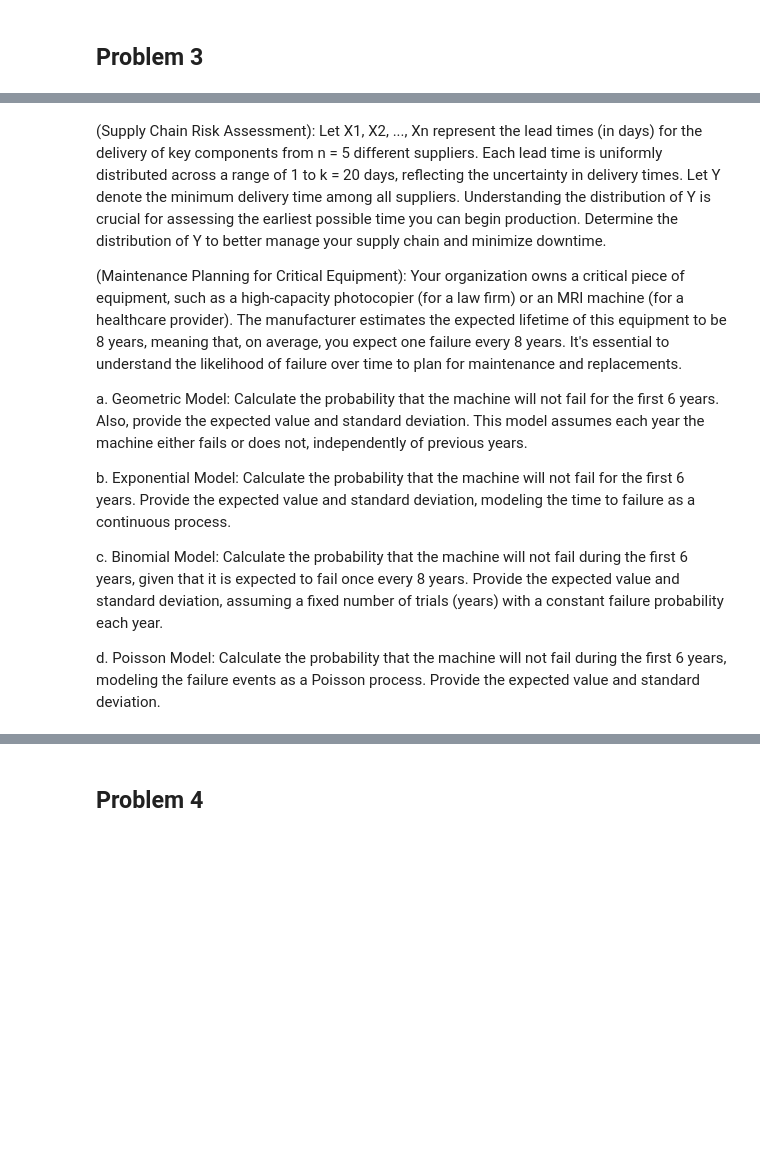
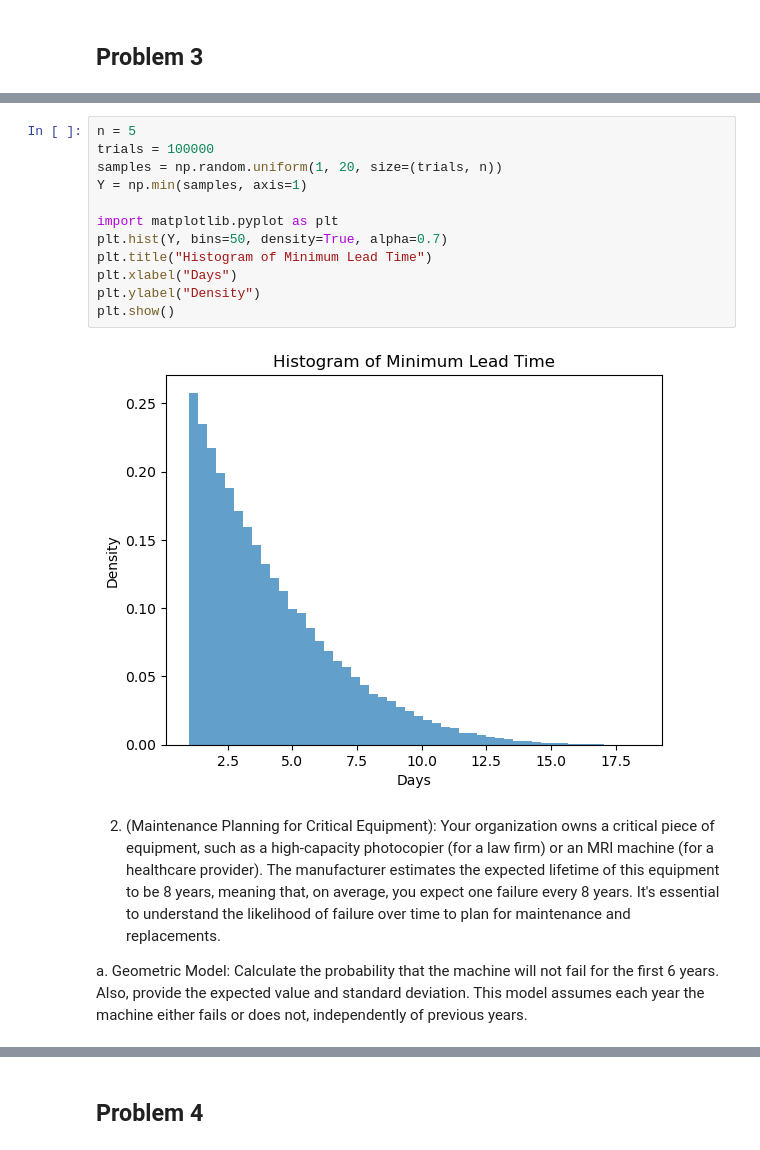
Before and after one commit to stephbc/DATA605_Fall2025, a Jupyter notebook: hw2.ipynb, the cells around one changed output, grey strips where cells are left out. Saved outputs shown, nothing was run; the diff lists cells and outputs as text; blank space fills up the shorter version.

```diff
--- a/hw2.ipynb
+++ b/hw2.ipynb
@@ -356,18 +360,19 @@ The expected value per deal of 0.92 times 833 = **766.36**
+# %%
+n = 5
+trials = 100000
+samples = np.random.uniform(1, 20, size=(trials, n))
+Y = np.min(samples, axis=1)
+
+import matplotlib.pyplot as plt
+plt.hist(Y, bins=50, density=True, alpha=0.7)
+plt.title("Histogram of Minimum Lead Time")
+plt.xlabel("Days")
+plt.ylabel("Density")
+plt.show()
+# %% [output]
+[figure, added]
 # %% [markdown]
-(Supply Chain Risk Assessment): Let X1, X2, ..., Xn
- represent the lead times (in days) for the delivery of key components from n = 5
- different suppliers. Each lead time is uniformly distributed across a range of 1 to k = 20
- days, reflecting the uncertainty in delivery times. Let Y
- denote the minimum delivery time among all suppliers. Understanding the distribution of Y
- is crucial for assessing the earliest possible time you can begin production. Determine the distribution of Y
- to better manage your supply chain and minimize downtime.
 
-(Maintenance Planning for Critical Equipment): Your organization owns a critical piece of equipment, such as a high-capacity photocopier (for a law firm) or an MRI machine (for a healthcare provider). The manufacturer estimates the expected lifetime of this equipment to be 8 years, meaning that, on average, you expect one failure every 8 years. It's essential to understand the likelihood of failure over time to plan for maintenance and replacements.
+2. (Maintenance Planning for Critical Equipment): Your organization owns a critical piece of equipment, such as a high-capacity photocopier (for a law firm) or an MRI machine (for a healthcare provider). The manufacturer estimates the expected lifetime of this equipment to be 8 years, meaning that, on average, you expect one failure every 8 years. It's essential to understand the likelihood of failure over time to plan for maintenance and replacements.
 
 a. Geometric Model: Calculate the probability that the machine will not fail for the first 6 years. Also, provide the expected value and standard deviation. This model assumes each year the machine either fails or does not, independently of previous years.
-
-b. Exponential Model: Calculate the probability that the machine will not fail for the first 6 years. Provide the expected value and standard deviation, modeling the time to failure as a continuous process.
-
-c. Binomial Model: Calculate the probability that the machine will not fail during the first 6 years, given that it is expected to fail once every 8 years. Provide the expected value and standard deviation, assuming a fixed number of trials (years) with a constant failure probability each year.
-
-d. Poisson Model: Calculate the probability that the machine will not fail during the first 6 years, modeling the failure events as a Poisson process. Provide the expected value and standard deviation.
```
Also changed, not shown: parts of 25 cells of this notebook.
